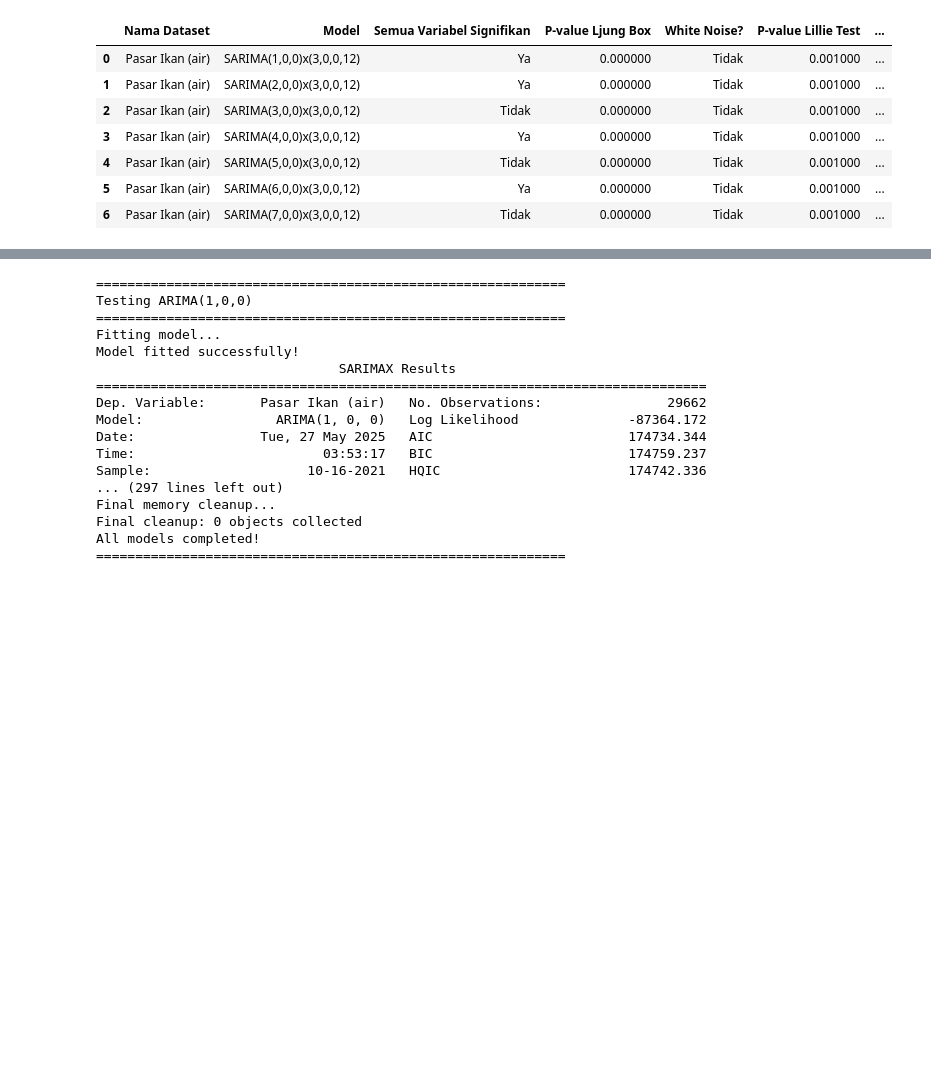
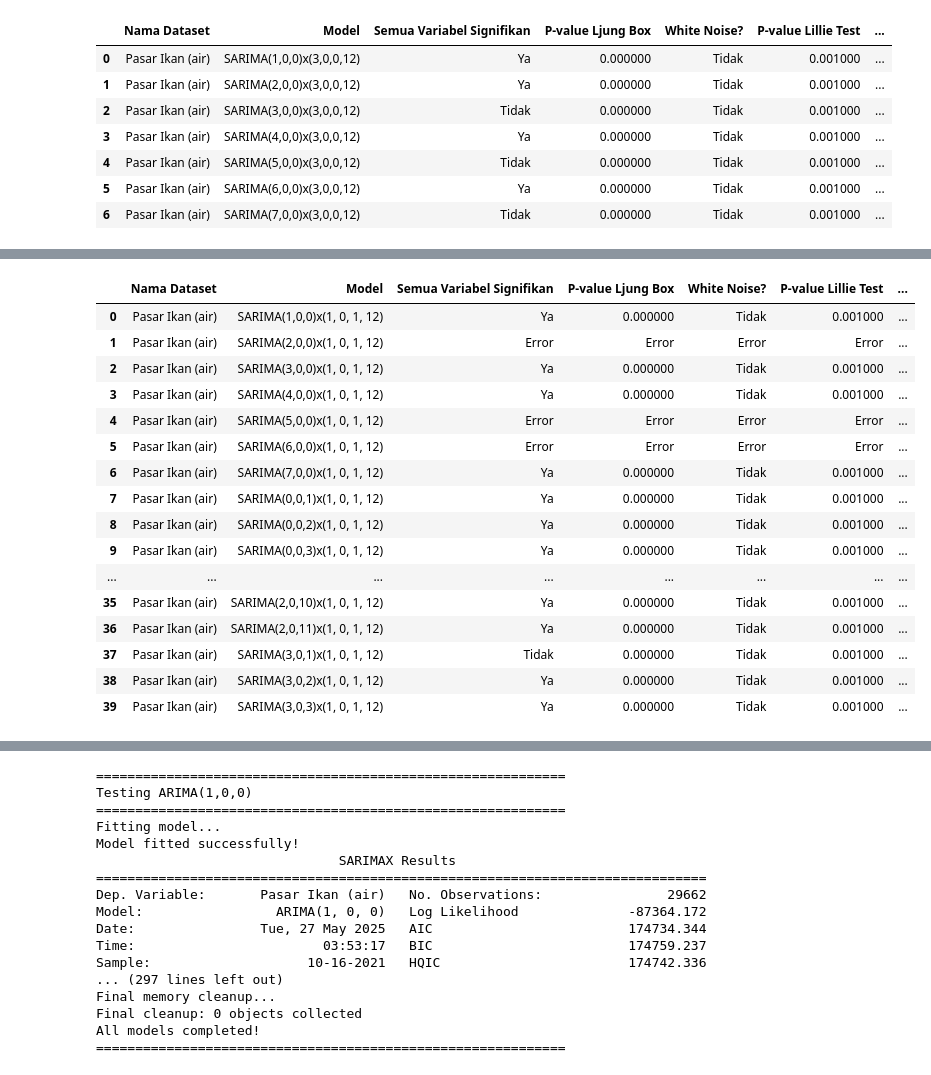
Before and after one commit to elvano22/Pintu-Air, a Jupyter notebook: 04e_ARIMA_Pasar_Ikan.ipynb, the cells around one changed output, grey strips where cells are left out. Cells and saved outputs as stored; diff of their text form; code cells hidden in the pictures; blank space fills up the shorter version.

```diff
--- a/04e_ARIMA_Pasar_Ikan.ipynb
+++ b/04e_ARIMA_Pasar_Ikan.ipynb
@@ -1171,0 +1488,52 @@ NameError: name 'modelling' is not defined
+# %%
+seasonal_order = (1,0,1,12)
+sarma4_configs = [
+    {'name': f'SARIMA(1,0,0)x{seasonal_order}', 'model_type': 'SARIMA', 'order': (1,0,0), 'seasonal_order': seasonal_order, 'exog': False},
+    {'name': f'SARIMA(2,0,0)x{seasonal_order}', 'model_type': 'SARIMA', 'order': (2,0,0), 'seasonal_order': seasonal_order, 'exog': False},
+    {'name': f'SARIMA(3,0,0)x{seasonal_order}', 'model_type': 'SARIMA', 'order': (3,0,0), 'seasonal_order': seasonal_order, 'exog': False},
+    {'name': f'SARIMA(4,0,0)x{seasonal_order}', 'model_type': 'SARIMA', 'order': (4,0,0), 'seasonal_order': seasonal_order, 'exog': False},
+    {'name': f'SARIMA(5,0,0)x{seasonal_order}', 'model_type': 'SARIMA', 'order': (5,0,0), 'seasonal_order': seasonal_order, 'exog': False},
+    {'name': f'SARIMA(6,0,0)x{seasonal_order}', 'model_type': 'SARIMA', 'order': (6,0,0), 'seasonal_order': seasonal_order, 'exog': False},
+    {'name': f'SARIMA(7,0,0)x{seasonal_order}', 'model_type': 'SARIMA', 'order': (7,0,0), 'seasonal_order': seasonal_order, 'exog': False},
+
+    {'name': f'SARIMA(0,0,1)x{seasonal_order}', 'model_type': 'SARIMA', 'order': (0,0,1), 'seasonal_order': seasonal_order, 'exog': False},
+    {'name': f'SARIMA(0,0,2)x{seasonal_order}', 'model_type': 'SARIMA', 'order': (0,0,2), 'seasonal_order': seasonal_order, 'exog': False},
+    {'name': f'SARIMA(0,0,3)x{seasonal_order}', 'model_type': 'SARIMA', 'order': (0,0,3), 'seasonal_order': seasonal_order, 'exog': False},
+    {'name': f'SARIMA(0,0,4)x{seasonal_order}', 'model_type': 'SARIMA', 'order': (0,0,4), 'seasonal_order': seasonal_order, 'exog': False},
+    {'name': f'SARIMA(0,0,5)x{seasonal_order}', 'model_type': 'SARIMA', 'order': (0,0,5), 'seasonal_order': seasonal_order, 'exog': False},
+    {'name': f'SARIMA(0,0,6)x{seasonal_order}', 'model_type': 'SARIMA', 'order': (0,0,6), 'seasonal_order': seasonal_order, 'exog': False},
+    {'name': f'SARIMA(0,0,7)x{seasonal_order}', 'model_type': 'SARIMA', 'order': (0,0,7), 'seasonal_order': seasonal_order, 'exog': False},
+    {'name': f'SARIMA(0,0,8)x{seasonal_order}', 'model_type': 'SARIMA', 'order': (0,0,8), 'seasonal_order': seasonal_order, 'exog': False},
+    {'name': f'SARIMA(0,0,9)x{seasonal_order}', 'model_type': 'SARIMA', 'order': (0,0,9), 'seasonal_order': seasonal_order, 'exog': False},
+    {'name': f'SARIMA(0,0,10)x{seasonal_order}', 'model_type': 'SARIMA', 'order': (0,0,10), 'seasonal_order': seasonal_order, 'exog': False},
+    {'name': f'SARIMA(0,0,11)x{seasonal_order}', 'model_type': 'SARIMA', 'order': (0,0,11), 'seasonal_order': seasonal_order, 'exog': False},
+    {'name': f'SARIMA(0,0,12)x{seasonal_order}', 'model_type': 'SARIMA', 'order': (0,0,12), 'seasonal_order': seasonal_order, 'exog': False},
+    {'name': f'SARIMA(0,0,13)x{seasonal_order}', 'model_type': 'SARIMA', 'order': (0,0,13), 'seasonal_order': seasonal_order, 'exog': False},
+
+    {'name': f'SARIMA(1,0,1)x{seasonal_order}', 'model_type': 'SARIMA', 'order': (1,0,1), 'seasonal_order': seasonal_order, 'exog': False},
+    {'name': f'SARIMA(1,0,2)x{seasonal_order}', 'model_type': 'SARIMA', 'order': (1,0,2), 'seasonal_order': seasonal_order, 'exog': False},
+    {'name': f'SARIMA(1,0,3)x{seasonal_order}', 'model_type': 'SARIMA', 'order': (1,0,3), 'seasonal_order': seasonal_order, 'exog': False},
+    {'name': f'SARIMA(1,0,4)x{seasonal_order}', 'model_type': 'SARIMA', 'order': (1,0,4), 'seasonal_order': seasonal_order, 'exog': False},
+    {'name': f'SARIMA(1,0,5)x{seasonal_order}', 'model_type': 'SARIMA', 'order': (1,0,5), 'seasonal_order': seasonal_order, 'exog': False},
+    {'name': f'SARIMA(1,0,6)x{seasonal_order}', 'model_type': 'SARIMA', 'order': (1,0,6), 'seasonal_order': seasonal_order, 'exog': False},
+    {'name': f'SARIMA(1,0,7)x{seasonal_order}', 'model_type': 'SARIMA', 'order': (1,0,7), 'seasonal_order': seasonal_order, 'exog': False},
+    {'name': f'SARIMA(1,0,8)x{seasonal_order}', 'model_type': 'SARIMA', 'order': (1,0,8), 'seasonal_order': seasonal_order, 'exog': False},
+    {'name': f'SARIMA(1,0,9)x{seasonal_order}', 'model_type': 'SARIMA', 'order': (1,0,9), 'seasonal_order': seasonal_order, 'exog': False},
+    {'name': f'SARIMA(1,0,10)x{seasonal_order}', 'model_type': 'SARIMA', 'order': (1,0,10), 'seasonal_order': seasonal_order, 'exog': False},
+
+    {'name': f'SARIMA(2,0,1)x{seasonal_order}', 'model_type': 'SARIMA', 'order': (2,0,1), 'seasonal_order': seasonal_order, 'exog': False},
+    {'name': f'SARIMA(2,0,2)x{seasonal_order}', 'model_type': 'SARIMA', 'order': (2,0,2), 'seasonal_order': seasonal_order, 'exog': False},
+    {'name': f'SARIMA(2,0,3)x{seasonal_order}', 'model_type': 'SARIMA', 'order': (2,0,3), 'seasonal_order': seasonal_order, 'exog': False},
+    {'name': f'SARIMA(2,0,4)x{seasonal_order}', 'model_type': 'SARIMA', 'order': (2,0,4), 'seasonal_order': seasonal_order, 'exog': False},
+
+    {'name': f'SARIMA(2,0,9)x{seasonal_order}', 'model_type': 'SARIMA', 'order': (2,0,9), 'seasonal_order': seasonal_order, 'exog': False},
+    {'name': f'SARIMA(2,0,10)x{seasonal_order}', 'model_type': 'SARIMA', 'order': (2,0,10), 'seasonal_order': seasonal_order, 'exog': False},
+    {'name': f'SARIMA(2,0,11)x{seasonal_order}', 'model_type': 'SARIMA', 'order': (2,0,11), 'seasonal_order': seasonal_order, 'exog': False},
+
+    {'name': f'SARIMA(3,0,1)x{seasonal_order}', 'model_type': 'SARIMA', 'order': (3,0,1), 'seasonal_order': seasonal_order, 'exog': False},
+    {'name': f'SARIMA(3,0,2)x{seasonal_order}', 'model_type': 'SARIMA', 'order': (3,0,2), 'seasonal_order': seasonal_order, 'exog': False},
+    {'name': f'SARIMA(3,0,3)x{seasonal_order}', 'model_type': 'SARIMA', 'order': (3,0,3), 'seasonal_order': seasonal_order, 'exog': False}
+]
+sarma4_comparison = modelling (sarma4_configs, data_y_train_pow, data_y_train, data_x_train, data_y_test, data_x_test, lambda_opt)
+sarma4_comparison
+# %% [output]
@@ -1171,0 +1557,17 @@ NameError: name 'modelling' is not defined
+|  | Nama Dataset | Model | Semua Variabel Signifikan | P-value Ljung Box | White Noise? | P-value Lillie Test | ... |
+| 0 | Pasar Ikan (air) | SARIMA(1,0,0)x(1, 0, 1, 12) | Ya | 0.000000 | Tidak | 0.001000 | ... |
+| 1 | Pasar Ikan (air) | SARIMA(2,0,0)x(1, 0, 1, 12) | Error | Error | Error | Error | ... |
+| 2 | Pasar Ikan (air) | SARIMA(3,0,0)x(1, 0, 1, 12) | Ya | 0.000000 | Tidak | 0.001000 | ... |
+| 3 | Pasar Ikan (air) | SARIMA(4,0,0)x(1, 0, 1, 12) | Ya | 0.000000 | Tidak | 0.001000 | ... |
+| 4 | Pasar Ikan (air) | SARIMA(5,0,0)x(1, 0, 1, 12) | Error | Error | Error | Error | ... |
+| 5 | Pasar Ikan (air) | SARIMA(6,0,0)x(1, 0, 1, 12) | Error | Error | Error | Error | ... |
+| 6 | Pasar Ikan (air) | SARIMA(7,0,0)x(1, 0, 1, 12) | Ya | 0.000000 | Tidak | 0.001000 | ... |
+| 7 | Pasar Ikan (air) | SARIMA(0,0,1)x(1, 0, 1, 12) | Ya | 0.000000 | Tidak | 0.001000 | ... |
+| 8 | Pasar Ikan (air) | SARIMA(0,0,2)x(1, 0, 1, 12) | Ya | 0.000000 | Tidak | 0.001000 | ... |
+| 9 | Pasar Ikan (air) | SARIMA(0,0,3)x(1, 0, 1, 12) | Ya | 0.000000 | Tidak | 0.001000 | ... |
+| ... | ... | ... | ... | ... | ... | ... | ... |
+| 35 | Pasar Ikan (air) | SARIMA(2,0,10)x(1, 0, 1, 12) | Ya | 0.000000 | Tidak | 0.001000 | ... |
+| 36 | Pasar Ikan (air) | SARIMA(2,0,11)x(1, 0, 1, 12) | Ya | 0.000000 | Tidak | 0.001000 | ... |
+| 37 | Pasar Ikan (air) | SARIMA(3,0,1)x(1, 0, 1, 12) | Tidak | 0.000000 | Tidak | 0.001000 | ... |
+| 38 | Pasar Ikan (air) | SARIMA(3,0,2)x(1, 0, 1, 12) | Ya | 0.000000 | Tidak | 0.001000 | ... |
+| 39 | Pasar Ikan (air) | SARIMA(3,0,3)x(1, 0, 1, 12) | Ya | 0.000000 | Tidak | 0.001000 | ... |
```
Also changed, not shown: parts of 13 cells of this notebook.
